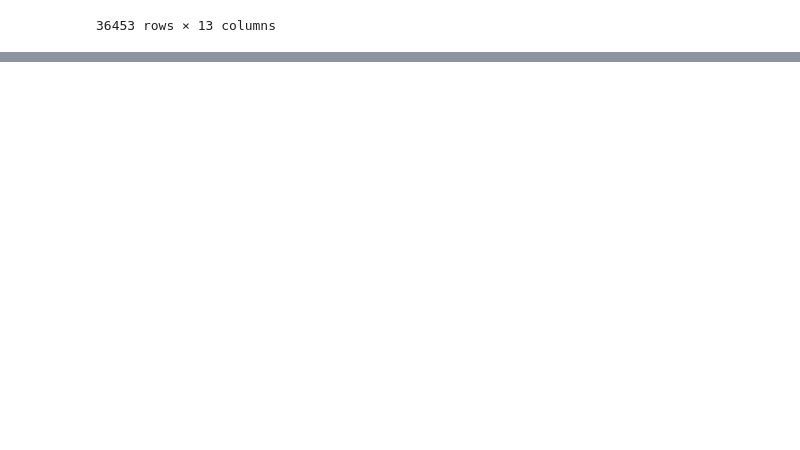
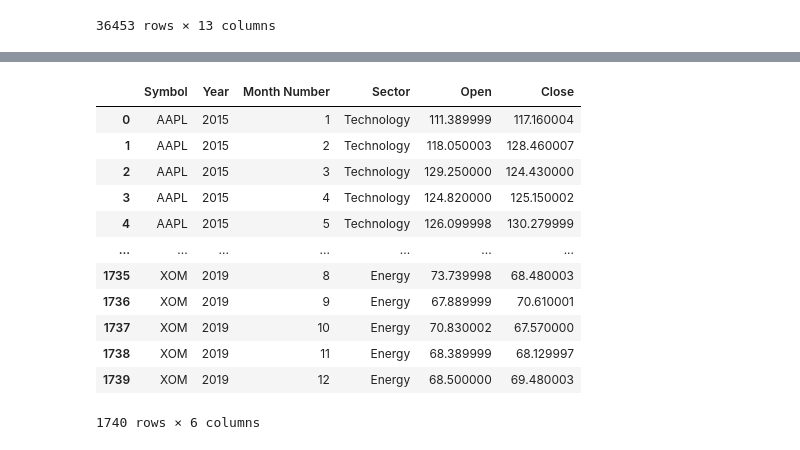
Before and after one commit to Jdshah06/S-P-500-Stock-Analysis, a Jupyter notebook: Project Dow Test.ipynb, the cells around one changed output, grey strips where cells are left out. Cells and saved outputs as stored; diff of their text form; code cells hidden in the pictures; blank space fills up the shorter version.

```diff
--- a/Project Dow Test.ipynb
+++ b/Project Dow Test.ipynb
@@ -184,0 +248,23 @@ stocks_df
+# %%
+stocks_df['Date']= pd.to_datetime(stocks_df['Date'])
+stocks_df['Month Number']= stocks_df['Date'].dt.month
+stocks_df
+monthly_change= stocks_df.groupby(['Symbol','Year','Month Number','Sector']).agg({'Open':'first','Close':'last'})
+# %%
+monthly_change=monthly_change.reset_index()
+# %%
+monthly_change
+# %% [output]
+|  | Symbol | Year | Month Number | Sector | Open | Close |
+| 0 | AAPL | 2015 | 1 | Technology | 111.389999 | 117.160004 |
+| 1 | AAPL | 2015 | 2 | Technology | 118.050003 | 128.460007 |
+| 2 | AAPL | 2015 | 3 | Technology | 129.250000 | 124.430000 |
+| 3 | AAPL | 2015 | 4 | Technology | 124.820000 | 125.150002 |
+| 4 | AAPL | 2015 | 5 | Technology | 126.099998 | 130.279999 |
+| ... | ... | ... | ... | ... | ... | ... |
+| 1735 | XOM | 2019 | 8 | Energy | 73.739998 | 68.480003 |
+| 1736 | XOM | 2019 | 9 | Energy | 67.889999 | 70.610001 |
+| 1737 | XOM | 2019 | 10 | Energy | 70.830002 | 67.570000 |
+| 1738 | XOM | 2019 | 11 | Energy | 68.389999 | 68.129997 |
+| 1739 | XOM | 2019 | 12 | Energy | 68.500000 | 69.480003 |
+1740 rows × 6 columns
```
Also changed, not shown: parts of 14 cells of this notebook, 1 other file.
